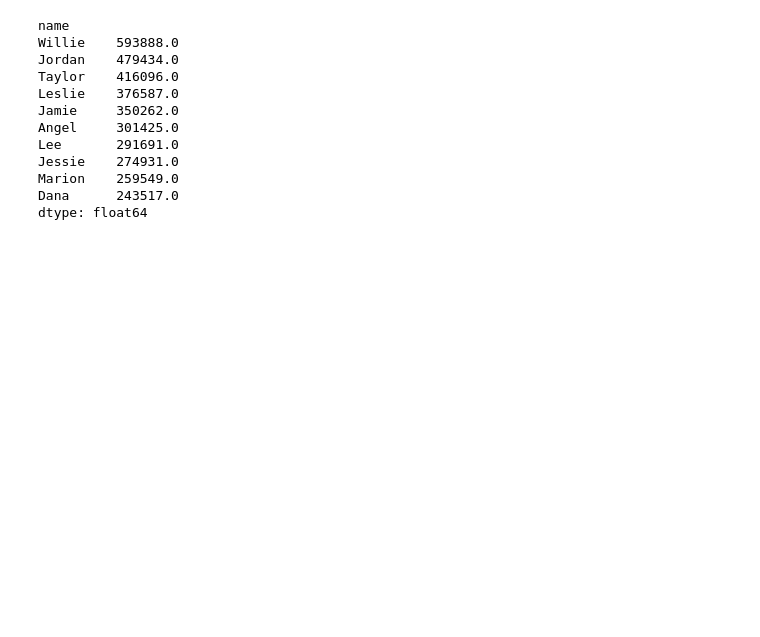
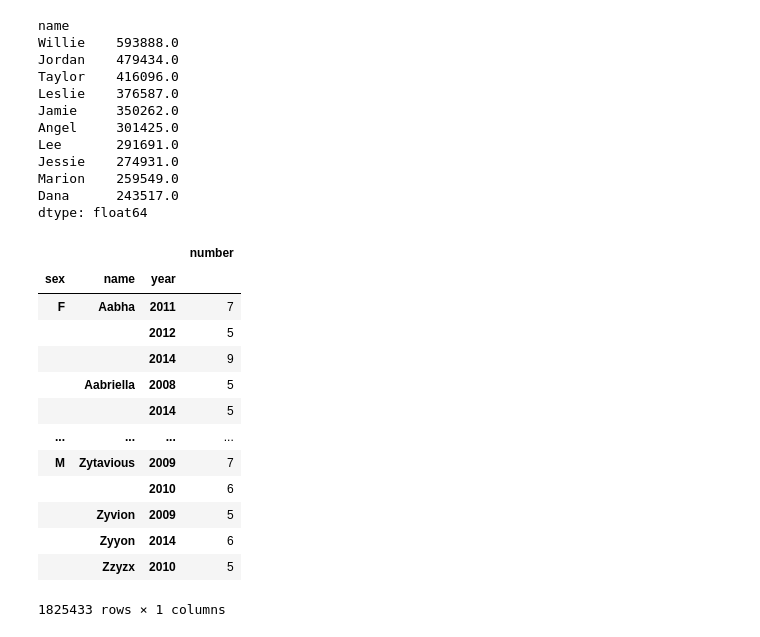
Before and after one commit to bagoferasers/project3_DataScience, a Jupyter notebook: project3_nib667.ipynb, the cells around one changed output. Saved outputs shown, nothing was run; the diff lists cells and outputs as text; code cells hidden in the pictures; blank space fills up the shorter version.

```diff
--- a/project3_nib667.ipynb
+++ b/project3_nib667.ipynb
@@ -148,0 +156,21 @@ dtype: float64
+# %%
+# Apply set_index() method on allyears dataset and sort.
+allyears_indexed = allyears.set_index( [ 'sex','name','year' ] ).sort_index( )
+# %%
+# Output dataset indexed and sorted
+allyears_indexed
+# %% [output]
+|  |  |  | number |
+| sex | name | year |  |
+| F | Aabha | 2011 | 7 |
+|  |  | 2012 | 5 |
+|  |  | 2014 | 9 |
+|  | Aabriella | 2008 | 5 |
+|  |  | 2014 | 5 |
+| ... | ... | ... | ... |
+| M | Zytavious | 2009 | 7 |
+|  |  | 2010 | 6 |
+|  | Zyvion | 2009 | 5 |
+|  | Zyyon | 2014 | 6 |
+|  | Zzyzx | 2010 | 5 |
+1825433 rows × 1 columns
```
Also changed, not shown: parts of 5 cells of this notebook.
